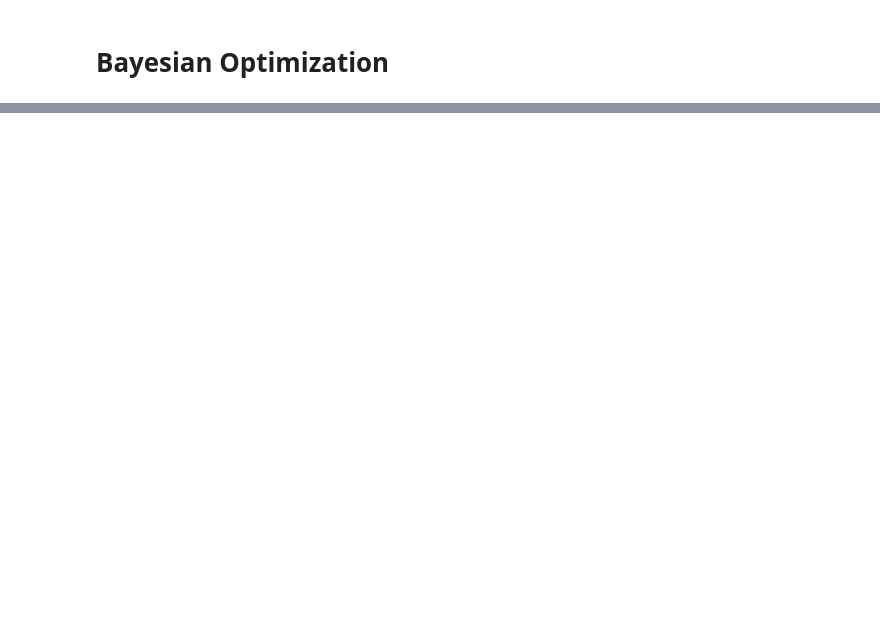
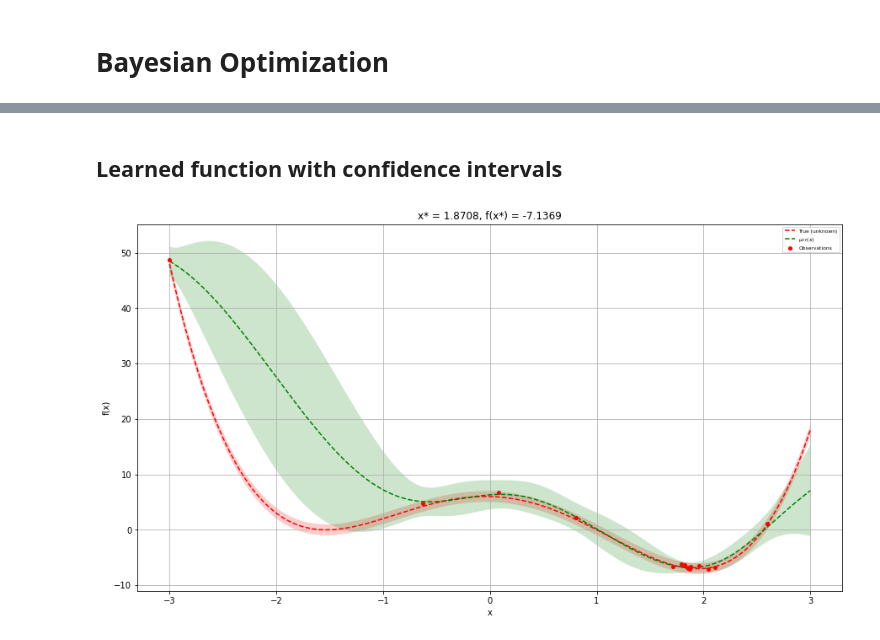
Before and after one commit to DataHow/analytics-course-scripts, a Jupyter notebook: scripts/05_Bayesian_Optimization.ipynb, the cells around one changed output, grey strips where cells are left out. Saved outputs shown, nothing was run; the diff lists cells and outputs as text; code cells hidden in the pictures; blank space fills up the shorter version.

```diff
--- a/scripts/05_Bayesian_Optimization.ipynb
+++ b/scripts/05_Bayesian_Optimization.ipynb
@@ -691,0 +357,12 @@ fig.show()
+# %% [markdown]
+## Learned function with confidence intervals
+# %%
+plt.rcParams["figure.figsize"] = (15, 8)
+
+# Plot f(x) + contours
+_ = plot_gaussian_process(res, objective=f_wo_noise,
+                          noise_level=eps)
+
+plt.show()
+# %% [output]
+[figure, added]
```
Also changed, not shown: parts of 117 cells of this notebook.
